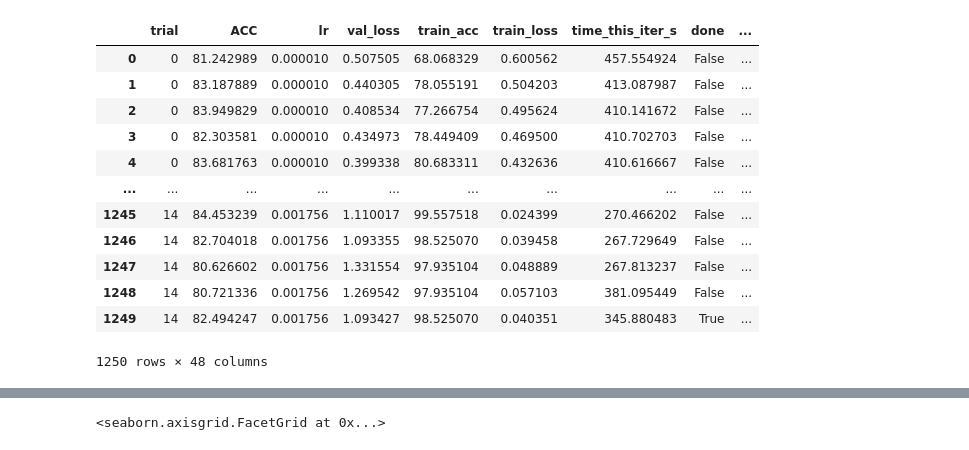
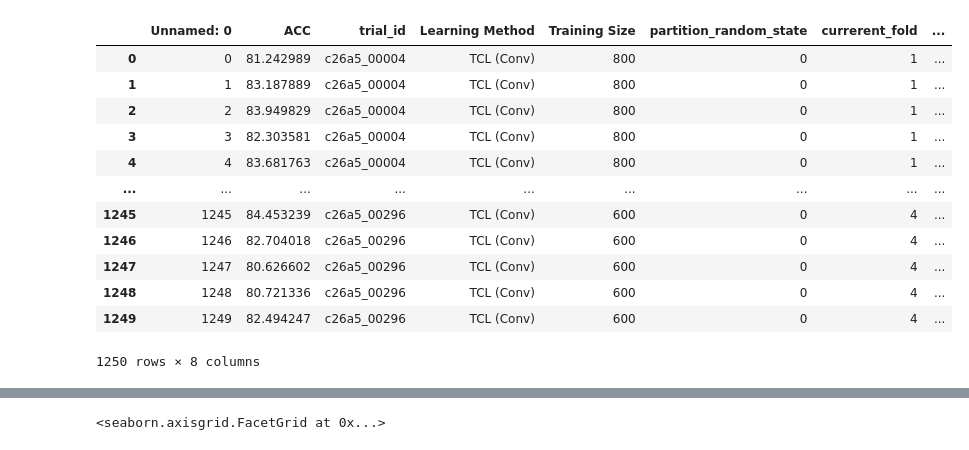
Before and after one commit to FrankWJW/cascade_transfer_learning_medical, a Jupyter notebook: TCL_IDC.ipynb, the cells around one changed output, grey strips where cells are left out. Saved outputs shown, nothing was run; the diff lists cells and outputs as text; code cells hidden in the pictures.

```diff
--- a/TCL_IDC.ipynb
+++ b/TCL_IDC.ipynb
@@ -296,28 +124,20 @@ def get_lm_arch(config):
-# %%
-# log
-# path = '/mainfs/scratch/jw7u18/ray_results'
-path = '/Users/juanwenwang/Downloads/ray_results'
-summarys = os.path.join(path, 'TCL_IDC')
-
-sum_ = FileReader(summarys)
-df = sum_.df_all
-df['Learning Method'] = df.apply(get_lm_arch, axis=1)
-df = df.reset_index().rename(columns={'index':'trial'})
-df
-# %% [output]
-|  | trial | ACC | lr | val_loss | train_acc | train_loss | time_this_iter_s | done | ... |
-| 0 | 0 | 81.242989 | 0.000010 | 0.507505 | 68.068329 | 0.600562 | 457.554924 | False | ... |
-| 1 | 0 | 83.187889 | 0.000010 | 0.440305 | 78.055191 | 0.504203 | 413.087987 | False | ... |
-| 2 | 0 | 83.949829 | 0.000010 | 0.408534 | 77.266754 | 0.495624 | 410.141672 | False | ... |
-| 3 | 0 | 82.303581 | 0.000010 | 0.434973 | 78.449409 | 0.469500 | 410.702703 | False | ... |
-| 4 | 0 | 83.681763 | 0.000010 | 0.399338 | 80.683311 | 0.432636 | 410.616667 | False | ... |
-| ... | ... | ... | ... | ... | ... | ... | ... | ... | ... |
-| 1245 | 14 | 84.453239 | 0.001756 | 1.110017 | 99.557518 | 0.024399 | 270.466202 | False | ... |
-| 1246 | 14 | 82.704018 | 0.001756 | 1.093355 | 98.525070 | 0.039458 | 267.729649 | False | ... |
-| 1247 | 14 | 80.626602 | 0.001756 | 1.331554 | 97.935104 | 0.048889 | 267.813237 | False | ... |
-| 1248 | 14 | 80.721336 | 0.001756 | 1.269542 | 97.935104 | 0.057103 | 381.095449 | False | ... |
-| 1249 | 14 | 82.494247 | 0.001756 | 1.093427 | 98.525070 | 0.040351 | 345.880483 | True | ... |
-1250 rows × 48 columns
+# %%
+df = pd.read_csv('./result.csv')
+df
+# %% [output]
+|  | Unnamed: 0 | ACC | trial_id | Learning Method | Training Size | partition_random_state | currerent_fold | ... |
+| 0 | 0 | 81.242989 | c26a5_00004 | TCL (Conv) | 800 | 0 | 1 | ... |
+| 1 | 1 | 83.187889 | c26a5_00004 | TCL (Conv) | 800 | 0 | 1 | ... |
+| 2 | 2 | 83.949829 | c26a5_00004 | TCL (Conv) | 800 | 0 | 1 | ... |
+| 3 | 3 | 82.303581 | c26a5_00004 | TCL (Conv) | 800 | 0 | 1 | ... |
+| 4 | 4 | 83.681763 | c26a5_00004 | TCL (Conv) | 800 | 0 | 1 | ... |
+| ... | ... | ... | ... | ... | ... | ... | ... | ... |
+| 1245 | 1245 | 84.453239 | c26a5_00296 | TCL (Conv) | 600 | 0 | 4 | ... |
+| 1246 | 1246 | 82.704018 | c26a5_00296 | TCL (Conv) | 600 | 0 | 4 | ... |
+| 1247 | 1247 | 80.626602 | c26a5_00296 | TCL (Conv) | 600 | 0 | 4 | ... |
+| 1248 | 1248 | 80.721336 | c26a5_00296 | TCL (Conv) | 600 | 0 | 4 | ... |
+| 1249 | 1249 | 82.494247 | c26a5_00296 | TCL (Conv) | 600 | 0 | 4 | ... |
+1250 rows × 8 columns
 # %%
 result_id_aux = []
 
```
Also changed, not shown: parts of 9 cells of this notebook, 2 other files.
